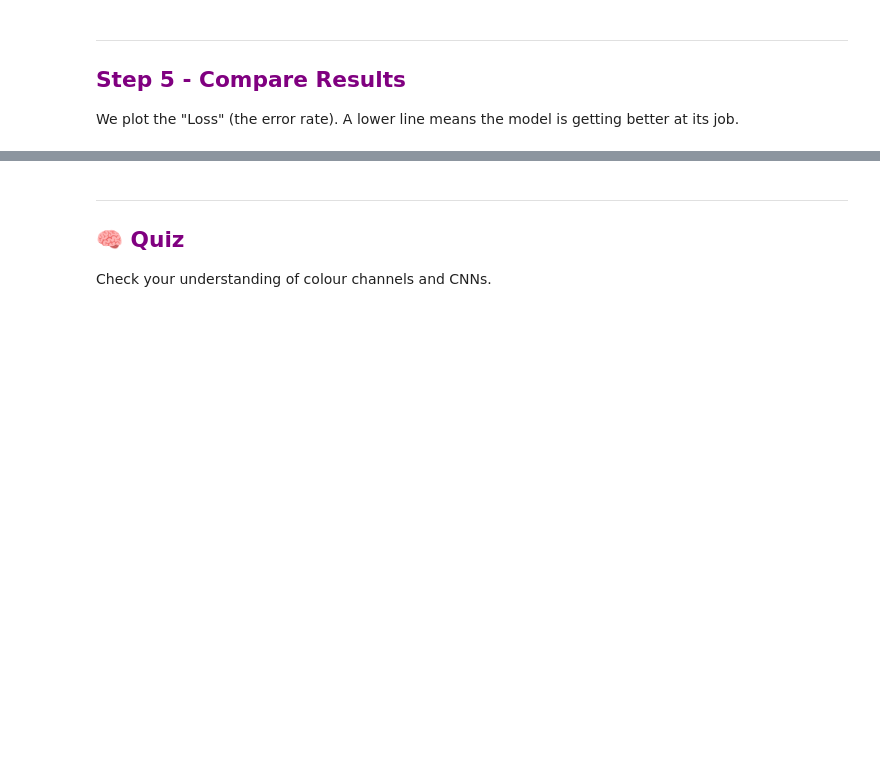
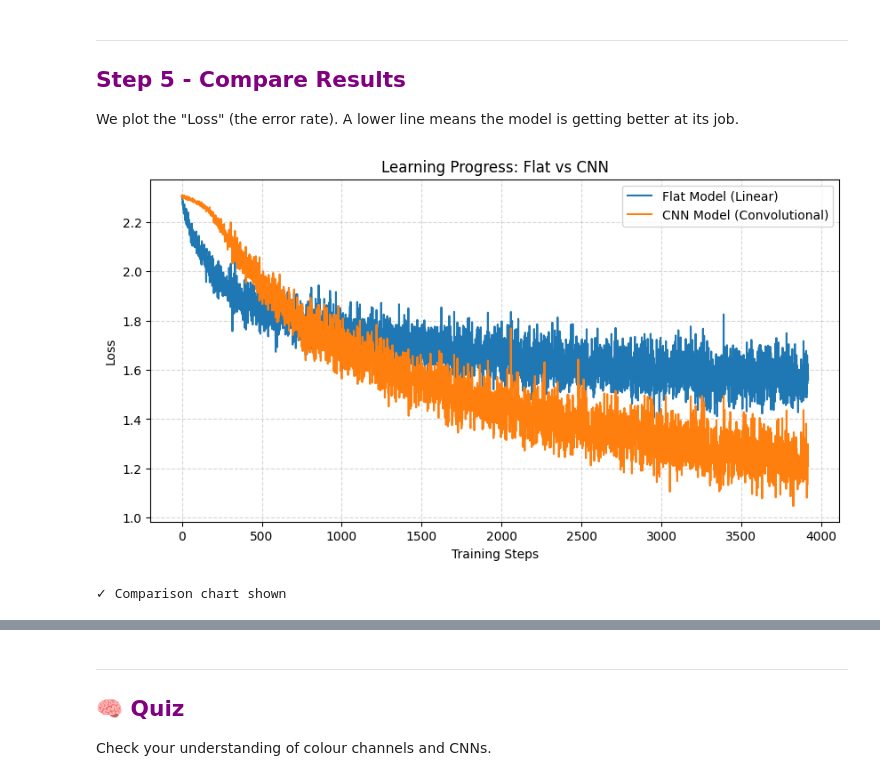
Before and after one commit to nathanhigginbotham/UCL-CDT-AICourse, a Jupyter notebook: B10_image_classification.ipynb, the cells around one changed output, grey strips where cells are left out. Drawn from its saved outputs; the diff is of its cells as text; code cells hidden in the pictures; blank space fills up the shorter version.

```diff
--- a/B10_image_classification.ipynb
+++ b/B10_image_classification.ipynb
@@ -211,9 +258,9 @@ class FlatNet(nn.Module):
         # The input size is 3*32*32 = 3072 features
         self.linear = nn.Sequential(
             nn.Flatten(),
-            nn.Linear(3072, 512),
+            nn.Linear(3072, 20),
             nn.ReLU(),
-            nn.Linear(512, 10)
+            nn.Linear(20,10)
         )
 
     def forward(self, x):
@@ -231,17 +280,31 @@ A **Convolutional Neural Network (CNN)** is specifically designed for 2D grids.
 class ConvNet(nn.Module):
     def __init__(self):
         super().__init__()
-        # Scanning for 16 patterns using a 3x3 filter
-        self.conv = nn.Conv2d(3, 16, kernel_size=3, padding=1)
-        self.pool = nn.MaxPool2d(2, 2)
-        self.fc = nn.Linear(16 * 16 * 16, 10) # 16 channels, half width/height
+        # Two convolutional blocks for deeper feature extraction
+        self.conv_layers = nn.Sequential(
+            # Block 1: Input 3 -> Output 32
+            nn.Conv2d(3, 32, kernel_size=3, padding=1),
+            nn.ReLU(),
+            nn.MaxPool2d(2, 2), # 32x32 -> 16x16
+
+            # Block 2: Input 32 -> Output 64
+            nn.Conv2d(32, 64, kernel_size=3, padding=1),
+            nn.ReLU(),
+            nn.MaxPool2d(2, 2)  # 16x16 -> 8x8
+        )
+
+        # Final classifier
+        self.fc_layers = nn.Sequential(
+            nn.Flatten(),
+            nn.Linear(64 * 8 * 8, 128),
+            nn.ReLU(),
+            nn.Linear(128, 10)
+        )
 
     def forward(self, x):
-        x = torch.relu(self.conv(x))
-        x = self.pool(x)
-        x = x.view(-1, 16 * 16 * 16)
-        x = self.fc(x)
+        x = self.conv_layers(x)
+        x = self.fc_layers(x)
         return x
 
 model_cnn = ConvNet()
-print("✓ CNN model defined")
+print("✓ Deeper CNN model defined")
@@ -298,12 +379,15 @@ We plot the "Loss" (the error rate). A lower line means the model is getting bet
 # %%
 plt.figure(figsize=(10, 5))
 plt.plot(history_flat, label='Flat Model (Linear)')
 plt.plot(history_cnn, label='CNN Model (Convolutional)')
 plt.title('Learning Progress: Flat vs CNN')
 plt.xlabel('Training Steps')
-plt.ylabel('Error Rate (Loss)')
+plt.ylabel('Loss')
 plt.legend()
 plt.grid(True, linestyle='--', alpha=0.5)
 plt.show()
 
 print("✓ Comparison chart shown")
+# %% [output]
+[figure, added]
+✓ Comparison chart shown
```
Also changed, not shown: parts of 14 cells of this notebook, 1 other file.
